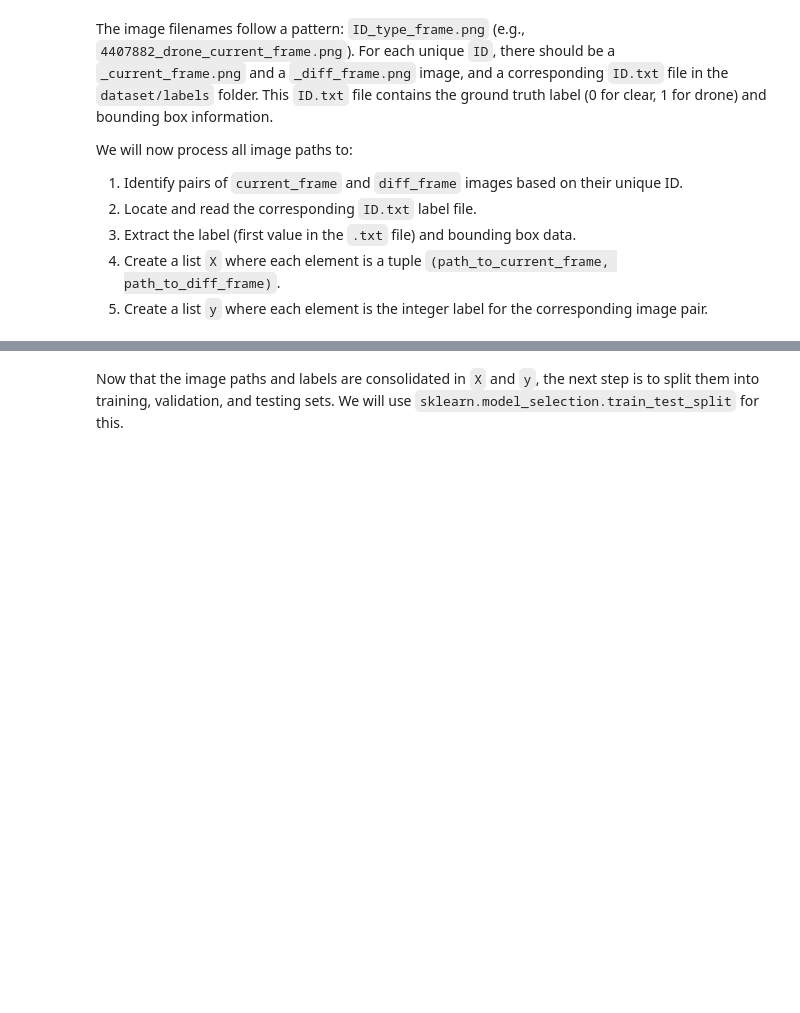
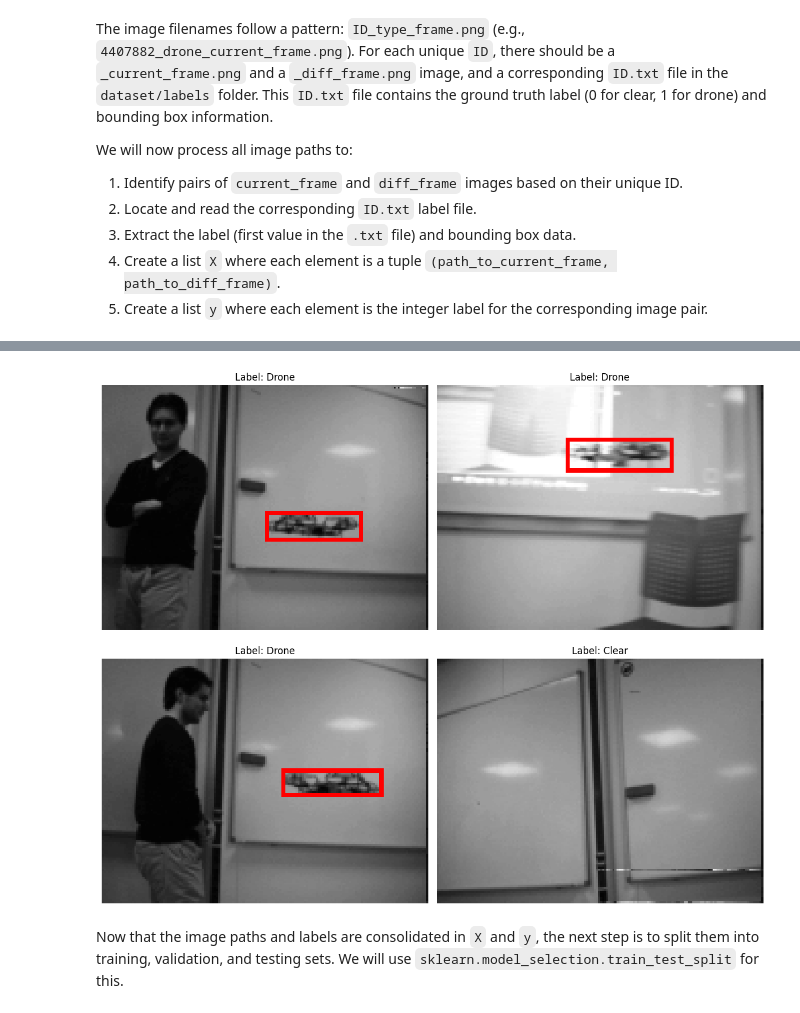
Before and after one commit to Trondster/CS4140, a Jupyter notebook: train/drone-classification.ipynb, the cells around one changed output, grey strips where cells are left out. Cells and saved outputs as stored; diff of their text form; code cells hidden in the pictures; blank space fills up the shorter version.

Commit message:
Added image flipping duplicates

```diff
--- a/train/drone-classification.ipynb
+++ b/train/drone-classification.ipynb
@@ -262,3 +340,9 @@ visualize_samples_with_bbox(X, y_combined, num_samples=4)
+# %%
+# Reuse the visualization function to show samples from the augmented dataset
+# It will randomly pick 4 samples from the now doubled dataset.
+visualize_samples_with_bbox(X, y_combined, num_samples=4)
+# %% [output]
+[figure, added]
 # %% [markdown]
 Now that the image paths and labels are consolidated in `X` and `y`, the next step is to split them into training, validation, and testing sets. We will use `sklearn.model_selection.train_test_split` for this.
 # %%
```
Also changed, not shown: parts of 12 cells of this notebook.
